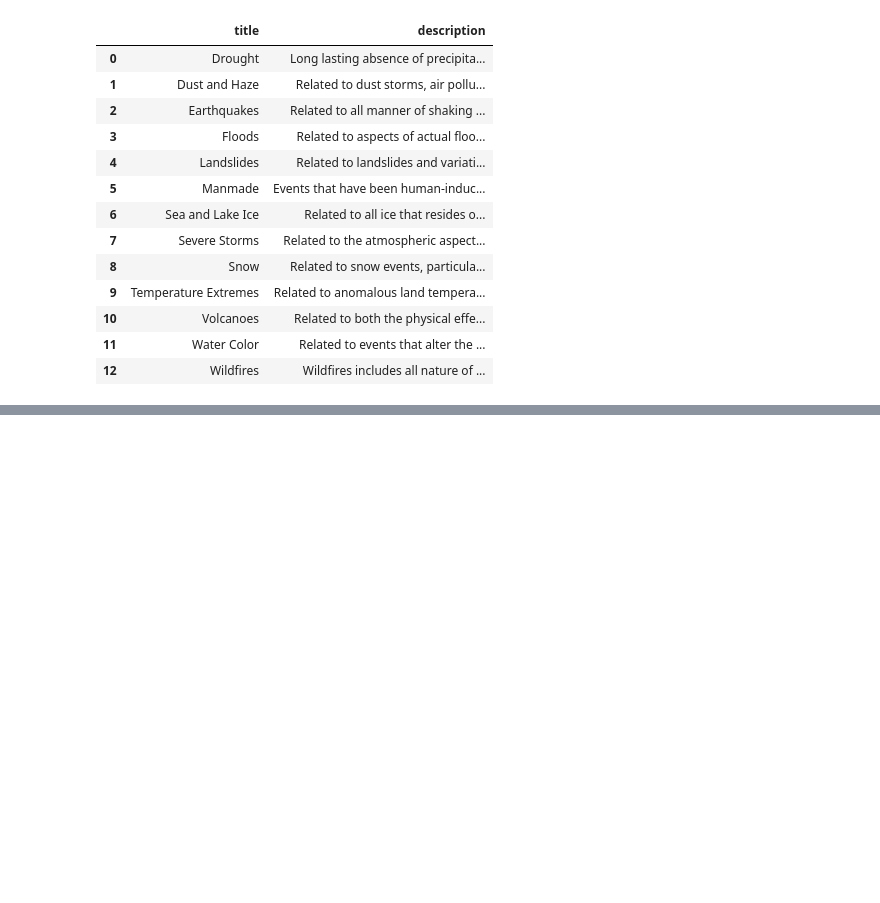
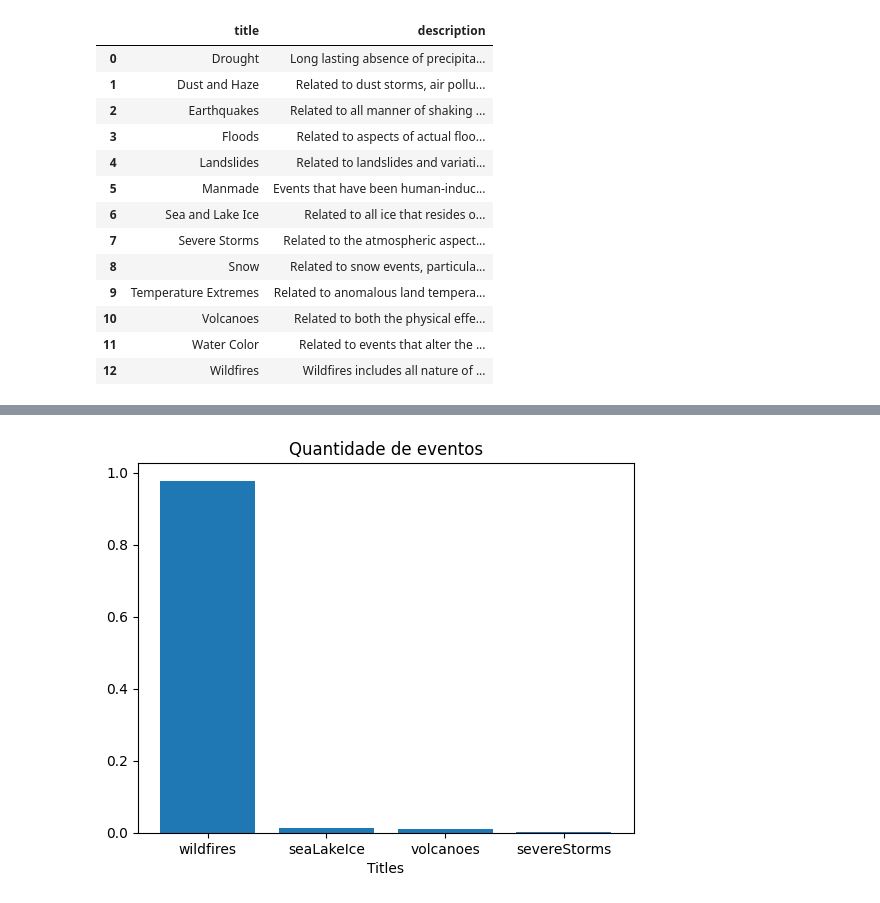
Before and after one commit to DanFeMartins/NASA--analisys, a Jupyter notebook: analises.ipynb, the cells around one changed output, grey strips where cells are left out. Saved outputs shown, nothing was run; the diff lists cells and outputs as text; code cells hidden in the pictures; blank space fills up the shorter version.

```diff
--- a/analises.ipynb
+++ b/analises.ipynb
@@ -124,9 +97,0 @@ df_events['categoria_evento'] = titulos.apply(lambda x: x[0] )
-# %%
-
-
-magnitude = df_events['geometry'].apply(lambda x: [d['magnitudeValue'] for d in x])
-
-magnitude.head()
-
-df_events['magnitude_evento'] = magnitude
-# df_events.head(1)
@@ -262,10 +97,0 @@ df_grafico_wildfires_1 = df_wildfire_tempo["data"].value_counts().sort_values()
-# %%
-x = df_grafico_wildfires_1.index
-y = quantidade_wildfires_mes['count']
-
-plt.xlabel("mês")
-plt.ylabel("quantidade de incêndios")
-plt.title("Quantidade de incêncios por mês")
-
-plt.xticks(np.arange(0, 13, step=1))
-plt.bar(x,y)
@@ -280,0 +136,5 @@ NameError: name 'df_wildfires' is not defined
+# %%
+contagem = titulos_exploded.value_counts()
+contagem_normalizada = titulos_exploded.value_counts(normalize= True)
+
+contagem
@@ -280,0 +151,10 @@ NameError: name 'df_wildfires' is not defined
+# %%
+x = contagem_normalizada.index
+y = contagem_normalizada
+
+plt.xlabel("Titles")
+plt.title("Quantidade de eventos")
+plt.bar(x,y)
+plt.show()
+# %% [output]
+[figure, added]
```
Also changed, not shown: parts of 60 cells of this notebook.
